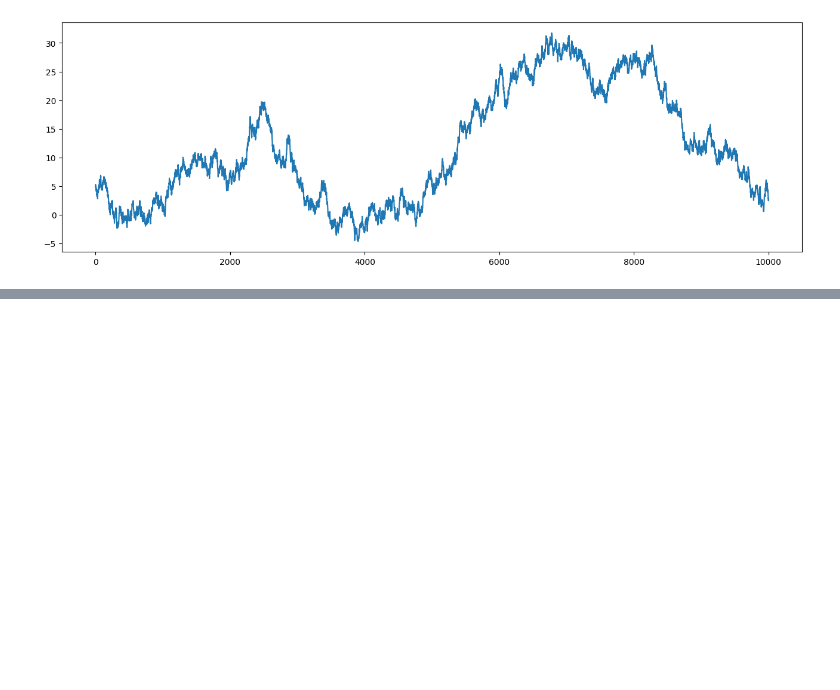
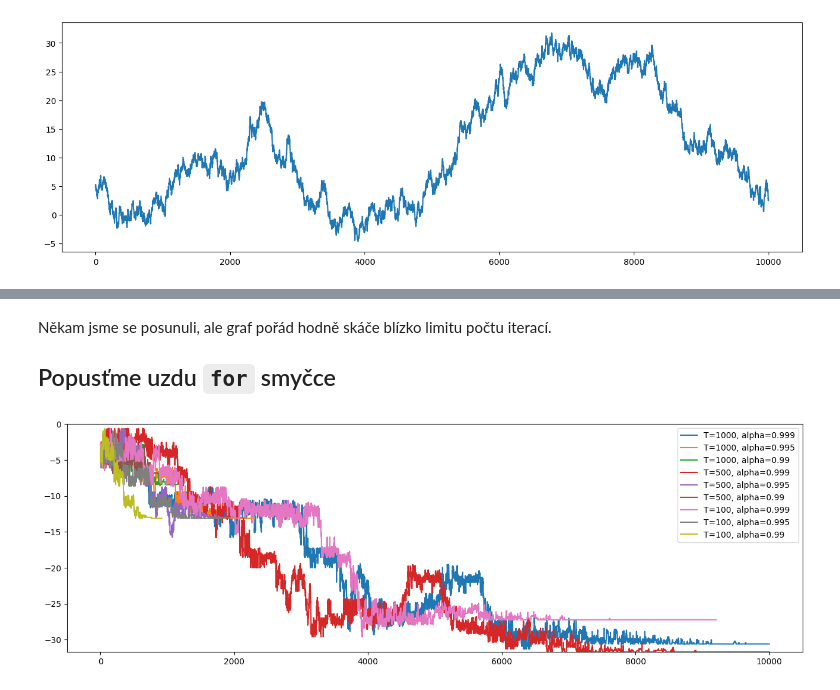
Before and after one commit to viluon/simulated-annealing, a Jupyter notebook: kop-ni.ipynb, the cells around one changed output, grey strips where cells are left out. Cells and saved outputs as stored; diff of their text form; code cells hidden in the pictures; blank space fills up the shorter version.

```diff
--- a/kop-ni.ipynb
+++ b/kop-ni.ipynb
@@ -170,0 +210,21 @@ The actual optimum is at x = 6778, with cost = -31.732914702659304
+# %% [markdown]
+Někam jsme se posunuli, ale graf pořád hodně skáče blízko limitu počtu iterací.
+
+## Popusťme uzdu `for` smyčce
+# %%
+# try the following for various values of T and alpha, put labels on the plot
+best = np.inf
+best_x = None
+for T in [1000, 500, 100]:
+    for alpha in [0.999, 0.995, 0.99]:
+        x, fitness_curve = hill_climbing(cost_function, x0, T=T, alpha=alpha, max_iter=10000)
+        if cost_function(x) < best:
+            best = cost_function(x)
+            best_x = x
+        plt.plot(fitness_curve, label='T={}, alpha={}'.format(T, alpha))
+
+plt.ylim(-max(curve), 0)
+plt.legend()
+plt.show()
+# %% [output]
+[figure, added]
```
Also changed, not shown: parts of 10 cells of this notebook.
